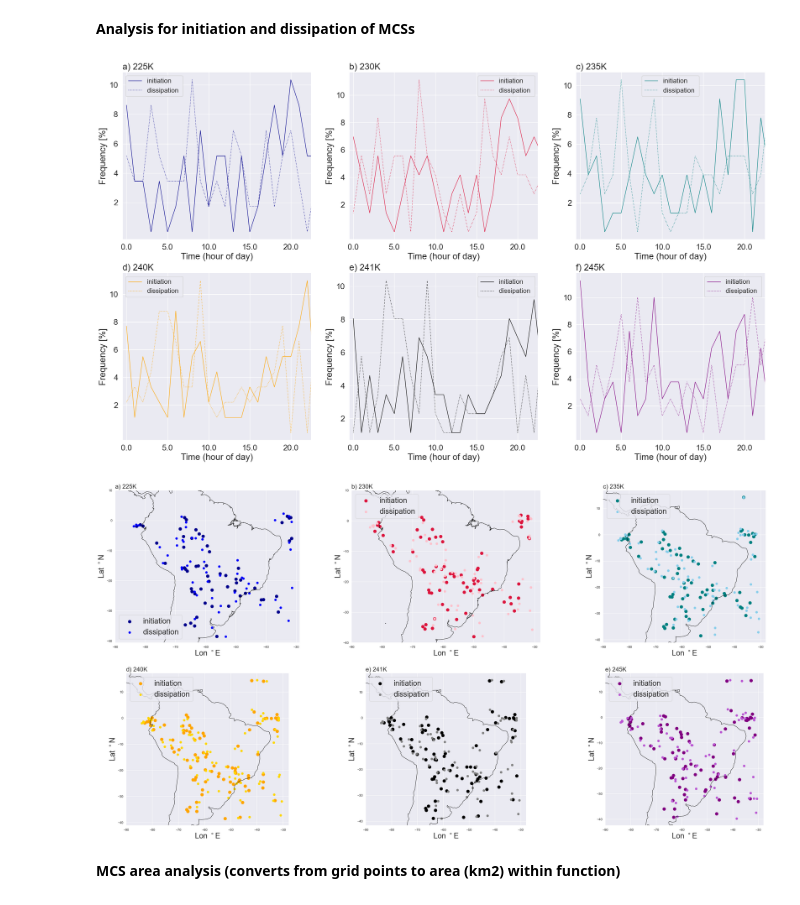
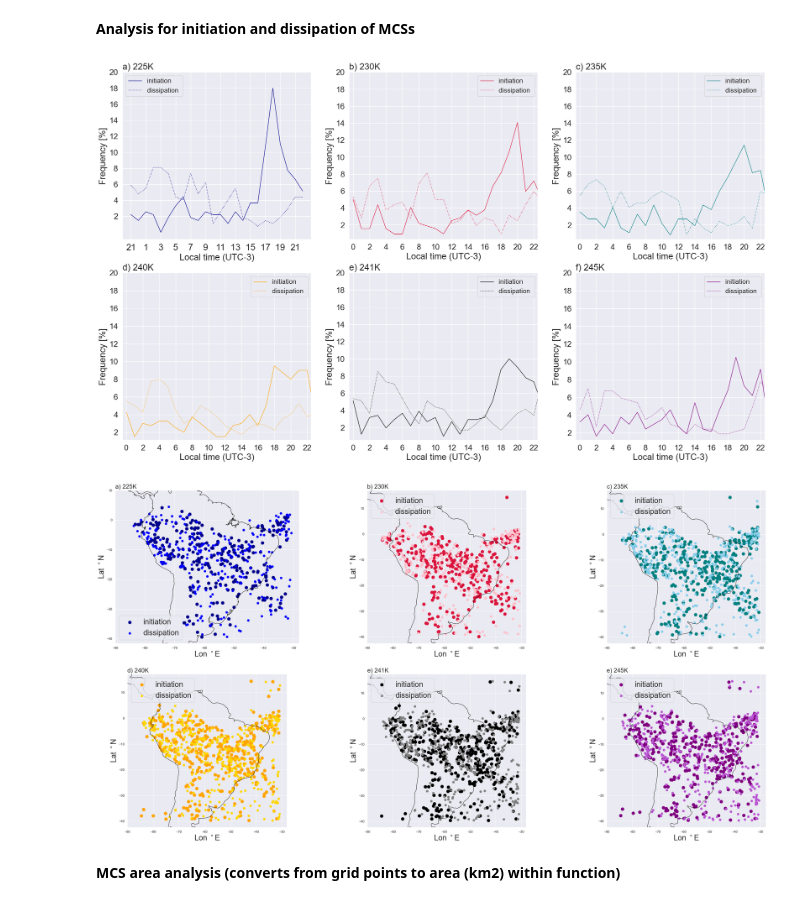
Before and after one commit to harrietgilmour/tobac_sensitivity, a Jupyter notebook: analysis_singleTb.ipynb, the cells around one changed output. Drawn from its saved outputs; the diff is of its cells as text; code cells hidden in the pictures.

```diff
--- a/analysis_singleTb.ipynb
+++ b/analysis_singleTb.ipynb
@@ -31,12 +31,12 @@ warnings.filterwarnings('ignore', category=pd.io.pytables.PerformanceWarning)
 **Read in the tracks data (pandas dataframe from Save/Track.h5) + convert to datetime to make it easier to use**
 # %%
 #read in the Track.h5 file to a pandas dataframe
-mcstracks_225=pd.read_hdf('Save/Track_225.h5','table')
-mcstracks_230=pd.read_hdf('Save/Track_230.h5','table')
-mcstracks_235=pd.read_hdf('Save/Track_235.h5','table')
-mcstracks_240=pd.read_hdf('Save/Track_240.h5','table')
-mcstracks_241=pd.read_hdf('Save/Track_241.h5','table')
-mcstracks_245=pd.read_hdf('Save/Track_245.h5','table')
+mcstracks_225=pd.read_hdf('Save/Jan_1998/Track_225.h5','table')
+mcstracks_230=pd.read_hdf('Save/Jan_1998/Track_230.h5','table')
+mcstracks_235=pd.read_hdf('Save/Jan_1998/Track_235.h5','table')
+mcstracks_240=pd.read_hdf('Save/Jan_1998/Track_240.h5','table')
+mcstracks_241=pd.read_hdf('Save/Jan_1998/Track_241.h5','table')
+mcstracks_245=pd.read_hdf('Save/Jan_1998/Track_245.h5','table')
 
 #convert ['timestr'] column to datetime in dataframe
 mcstracks_225.timestr=mcstracks_225.timestr.astype(str)
@@ -184,11 +184,18 @@ ax1.set_title('a) 225K ', loc='left', fontsize= f )
 ax1.plot(np.arange(0,24), init_225, label = 'initiation ', color= 'darkblue', linewidth = 1)
 ax1.plot(np.arange(0,24), diss_225, label = 'dissipation ', color= 'darkblue', linewidth = 1, linestyle = 'dotted')
 ax1.legend(fontsize=lf)
-ax1.set_yticks(np.arange(2,12,2))
+
+a= np.arange(21,23)
+b= np.arange(1,22)
+localtime= np.append(a, b)
+
+#NEED TO FIX THE LOCAL TIME (UTC-3)
+labels=localtime.astype(str)
+ax1.set_yticks(np.arange(2,22,2))
+ax1.set_xticks(np.arange(0,23)[::2])
 ax1.set_yticklabels(ax1.get_yticks(),fontsize=18)
-ax1.set_xticklabels(ax1.get_xticks(),fontsize=18)
-ax1.set_xlim(-0.5,22.5)
-ax1.set_xlabel('Time (hour of day)', fontsize= f)
+ax1.set_xticklabels(labels[::2],fontsize= f)
+ax1.set_xlabel('Local time (UTC-3)', fontsize= f)
 ax1.set_ylabel('Frequency [%]', fontsize= f)
 
 ax2 = plt.subplot(2, 3, 2)
@@ -196,11 +203,12 @@ ax2.set_title('b) 230K ', loc='left', fontsize= f )
 ax2.plot(np.arange(0,24), init_230, label = 'initiation ', color= 'crimson', linewidth = 1)
 ax2.plot(np.arange(0,24), diss_230, label = 'dissipation ', color= 'crimson', linewidth = 1, linestyle = 'dotted')
 ax2.legend(fontsize=lf)
-ax2.set_yticks(np.arange(2,12,2))
+ax2.set_yticks(np.arange(2,22,2))
+ax2.set_xticks(np.arange(0,23)[::2])
 ax2.set_xlim(-0.5,22.5)
 ax2.set_yticklabels(ax2.get_yticks(),fontsize=18)
 ax2.set_xticklabels(ax2.get_xticks(),fontsize=18)
-ax2.set_xlabel('Time (hour of day)', fontsize= f)
+ax2.set_xlabel('Local time (UTC-3)', fontsize= f)
 ax2.set_ylabel('Frequency [%]', fontsize= f)
 
 ax3 = plt.subplot(2, 3, 3)
@@ -208,52 +216,56 @@ ax3.set_title('c) 235K ', loc='left', fontsize= f )
 ax3.plot(np.arange(0,24), init_235, label = 'initiation ', color= 'teal', linewidth = 1)
 ax3.plot(np.arange(0,24), diss_235, label = 'dissipation ', color= 'teal', linewidth = 1, linestyle = 'dotted')
 ax3.legend(fontsize=lf)
-ax3.set_yticks(np.arange(2,12,2))
+ax3.set_yticks(np.arange(2,22,2))
+ax3.set_xticks(np.arange(0,23)[::2])
 ax3.set_yticklabels(ax3.get_yticks(),fontsize=18)
 ax3.set_xticklabels(ax3.get_xticks(),fontsize=18)
 ax3.set_xlim(-0.5,22.5)
-ax3.set_xlabel('Time (hour of day)', fontsize= f)
+ax3.set_xlabel('Local time (UTC-3)', fontsize= f)
 ax3.set_ylabel('Frequency [%]', fontsize= f)
 
 ax4 = plt.subplot(2, 3, 4)
 ax4.set_title('d) 240K ', loc='left', fontsize= f )
 ax4.plot(np.arange(0,24), init_240, label = 'initiation ', color= 'orange', linewidth = 1)
 ax4.plot(np.arange(0,24), diss_240, label = 'dissipation ', color= 'orange', linewidth = 1, linestyle = 'dotted')
 ax4.legend(fontsize=lf)
-ax4.set_yticks(np.arange(2,12,2))
+ax4.set_yticks(np.arange(2,22,2))
+ax4.set_xticks(np.arange(0,23)[::2])
 ax4.set_yticklabels(ax4.get_yticks(),fontsize=18)
 ax4.set_xticklabels(ax4.get_xticks(),fontsize=18)
 ax4.set_xlim(-0.5,22.5)
-ax4.set_xlabel('Time (hour of day)', fontsize= f)
+ax4.set_xlabel('Local time (UTC-3)', fontsize= f)
 ax4.set_ylabel('Frequency [%]', fontsize= f)
 
 ax5 = plt.subplot(2, 3, 5)
 ax5.set_title('e) 241K ', loc='left', fontsize= f )
 ax5.plot(np.arange(0,24), init_241, label = 'initiation ', color= 'black', linewidth = 1)
 ax5.plot(np.arange(0,24), diss_241, label = 'dissipation ', color= 'black', linewidth = 1, linestyle = 'dotted')
 ax5.legend(fontsize=lf)
-ax5.set_yticks(np.arange(2,12,2))
+ax5.set_yticks(np.arange(2,22,2))
+ax5.set_xticks(np.arange(0,23)[::2])
 ax5.set_yticklabels(ax5.get_yticks(),fontsize=18)
 ax5.set_xticklabels(ax5.get_xticks(),fontsize=18)
 ax5.set_xlim(-0.5,22.5)
-ax5.set_xlabel('Time (hour of day)', fontsize= f)
+ax5.set_xlabel('Local time (UTC-3)', fontsize= f)
 ax5.set_ylabel('Frequency [%]', fontsize= f)
 
 ax6 = plt.subplot(2, 3, 6)
 ax6.set_title('f) 245K ', loc='left', fontsize= f )
 ax6.plot(np.arange(0,24), init_245, label = 'initiation ', color= 'purple', linewidth = 1)
 ax6.plot(np.arange(0,24), diss_245, label = 'dissipation ', color= 'purple', linewidth = 1, linestyle = 'dotted')
 ax6.legend(fontsize=lf)
-ax6.set_yticks(np.arange(2,12,2))
+ax6.set_yticks(np.arange(2,22,2))
+ax6.set_xticks(np.arange(0,23)[::2])
 ax6.set_yticklabels(ax6.get_yticks(),fontsize=18)
 ax6.set_xticklabels(ax6.get_xticks(),fontsize=18)
 ax6.set_xlim(-0.5,22.5)
-ax6.set_xlabel('Time (hour of day)', fontsize= f)
+ax6.set_xlabel('Local time (UTC-3)', fontsize= f)
 ax6.set_ylabel('Frequency [%]', fontsize= f)
 
-plt.savefig('Plot/singleTb/Init_diss_Tb_thresholds_Jan1998.png')
+plt.savefig('Plot/Jan_1998/singleTb/Init_diss_Tb_thresholds_Jan1998.png')
 # %% [output]
-[figure, old version]
+[figure, new version]
 # %%
 init_lats_225, init_lons_225, diss_lats_225, diss_lons_225 = functions.get_init(mcstracks_225)
 init_lats_230, init_lons_230, diss_lats_230, diss_lons_230 = functions.get_init(mcstracks_230)
@@ -338,9 +350,9 @@ ax6.set_yticks(ylabels,ylabels)
 ax6.set_xlabel('Lon $^\circ$E',  fontsize=25)
 ax6.set_ylabel('Lat $^\circ$N',  fontsize=25)
 
-plt.savefig('Plot/singleTb/Init_diss_loc_Tb_thresholds_Jan1998.png')
+plt.savefig('Plot/Jan_1998/singleTb/Init_diss_loc_Tb_thresholds_Jan1998.png')
 # %% [output]
-[figure, old version]
+[figure, new version]
 # %% [markdown]
 **MCS area analysis (converts from grid points to area (km2) within function)**
 # %%
```
Also changed, not shown: parts of 6 cells of this notebook, 16 other files.
